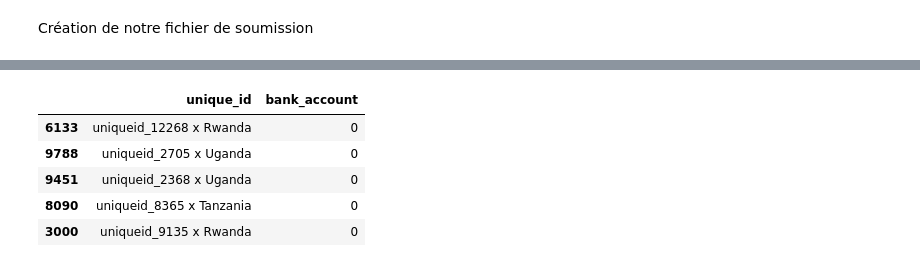
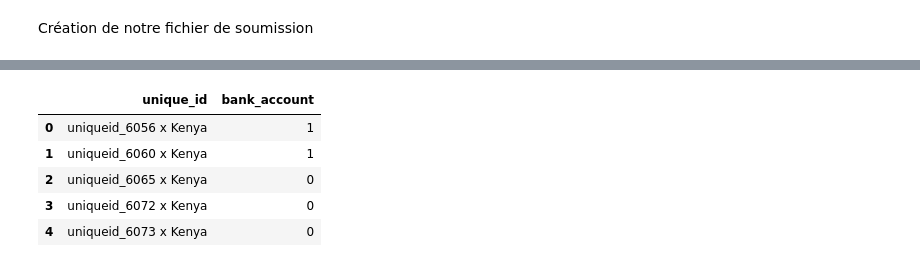
Before and after one commit to justekouassi/Inclusion-financiere-en-Afrique, a Jupyter notebook: inclusion.ipynb, the cells around one changed output, grey strips where cells are left out. Cells and saved outputs as stored; diff of their text form; code cells hidden in the pictures.

```diff
--- a/inclusion.ipynb
+++ b/inclusion.ipynb
@@ -340,14 +338,13 @@ Cette matrice montre que notre modèle reconnaît mieux les vrais négatifs (l'i
 Soit la liste des hyperparamètres valides pour l'estimateur GradientBoostingClassifier() : ['ccp_alpha', 'criterion', 'init', 'learning_rate', 'loss', 'max_depth', 'max_features', 'max_leaf_nodes', 'min_impurity_decrease', 'min_samples_leaf', 'min_samples_split', 'min_weight_fraction_leaf', 'n_estimators', 'n_iter_no_change', 'random_state', 'subsample', 'tol', 'validation_fraction', 'verbose', 'warm_start']
 # %%
 params_grid: dict[str, tuple] = {
-    'random_state': (0, 10, 20, 30),
-    'n_estimators': (10, 20, 30),
+    'random_state': (0, 12, 42, 55),
+    'n_estimators': (100, 150, 200),
     'max_depth': (3, 5, 8),
     'min_samples_leaf': (4, 6, 8),
     'min_samples_split': (4, 8)
 }
 grid_cv = GridSearchCV(LGBM, params_grid, n_jobs=-1, verbose=2, cv=3)
 grid_cv.fit(X_Train, y_Train)
-print(grid_cv.best_params_)
 # %% [output]
 Fitting 3 folds for each of 216 candidates, totalling 648 fits
@@ -357,5 +354,5 @@ Fitting 3 folds for each of 216 candidates, totalling 648 fits
 # %%
-optimized_lgbm = LGBMClassifier(
+optimized_model = GradientBoostingClassifier(
     max_depth=grid_cv.best_params_['max_depth'],
 	min_samples_leaf=grid_cv.best_params_['min_samples_leaf'],
 	min_samples_split=grid_cv.best_params_['min_samples_split'],
@@ -363,8 +360,8 @@ optimized_lgbm = LGBMClassifier(
 	random_state=grid_cv.best_params_['random_state']
 )
 
-optimized_lgbm.fit(X_Train, y_Train)
-y_pred = optimized_lgbm.predict(X_Val)
+optimized_model.fit(X_Train, y_Train)
+y_pred = optimized_model.predict(X_Val)
 
 print("Taux d'erreur de LGBMClassifier : ", 1 - accuracy_score(y_Val, y_pred))
 # 0.10114747131321722
@@ -375,6 +376,10 @@ Bon, apparemment les nouveaux hyperparamètres trouvés n'ont pas amélioré le
 # %% [markdown]
 Après avoir choisi un modèle, réalisons maintenant les prédictions sur notre ensemble de test.
 # %%
-# processed_test.drop(['bank_account'], axis=1, inplace=True)
+try:
+	processed_test.drop(['bank_account'], axis=1, inplace=True)
+except:
+	pass
 # %%
-test_set['bank_account'] = LGBM.predict(processed_test)
+test_set['bank_account'] = optimized_model.predict(processed_test)
+test_set.head(5)
@@ -419,11 +413,11 @@ soumissions = pd.DataFrame(
 soumissions.to_csv(
     f'submissions/soumission_{dt.now().strftime(format="%Y-%m-%d_%Hh%M")}.csv', index=False)
 # %%
-soumissions.sample(5)
+soumissions.head(5)
 # %% [output]
 |  | unique_id | bank_account |
-| 6133 | uniqueid_12268 x Rwanda | 0 |
-| 9788 | uniqueid_2705 x Uganda | 0 |
-| 9451 | uniqueid_2368 x Uganda | 0 |
-| 8090 | uniqueid_8365 x Tanzania | 0 |
-| 3000 | uniqueid_9135 x Rwanda | 0 |
+| 0 | uniqueid_6056 x Kenya | 1 |
+| 1 | uniqueid_6060 x Kenya | 1 |
+| 2 | uniqueid_6065 x Kenya | 0 |
+| 3 | uniqueid_6072 x Kenya | 0 |
+| 4 | uniqueid_6073 x Kenya | 0 |
```
Also changed, not shown: parts of 41 cells of this notebook, 13 other files.
